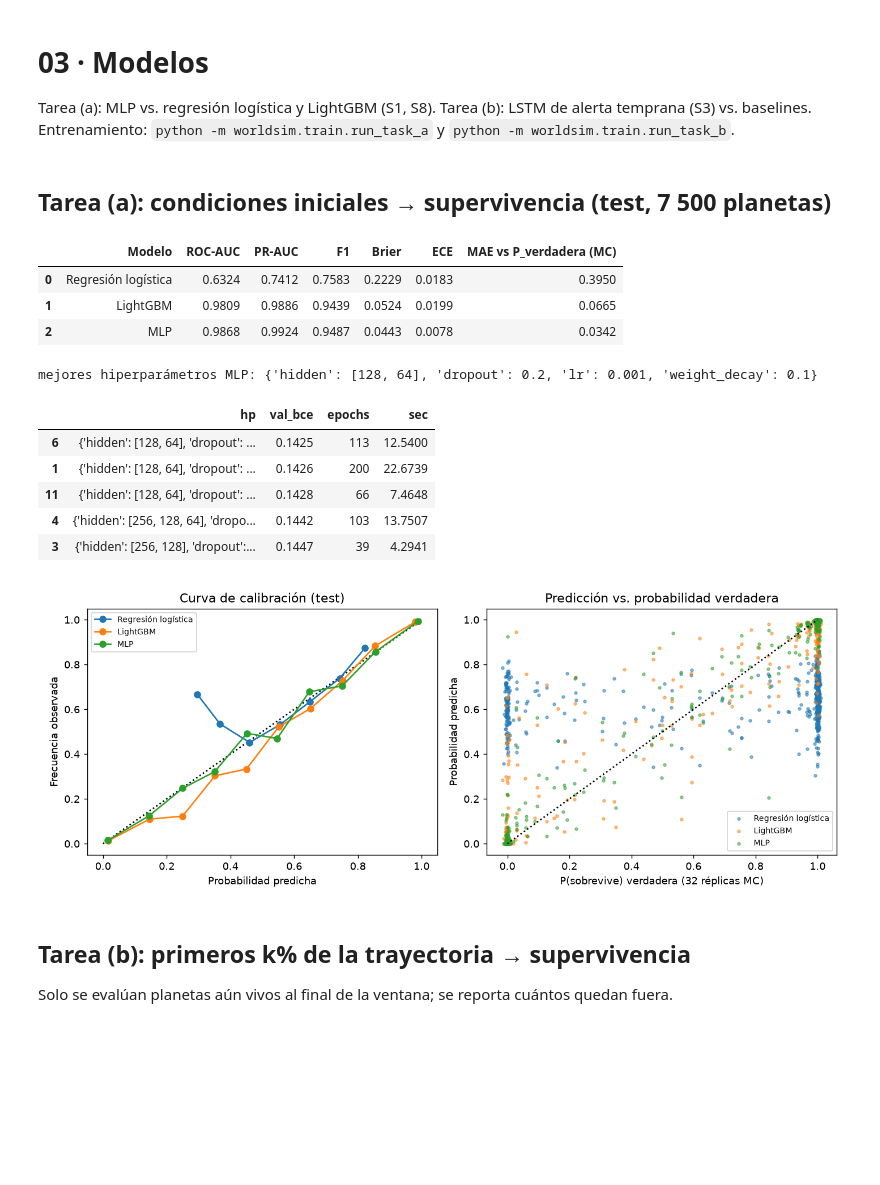
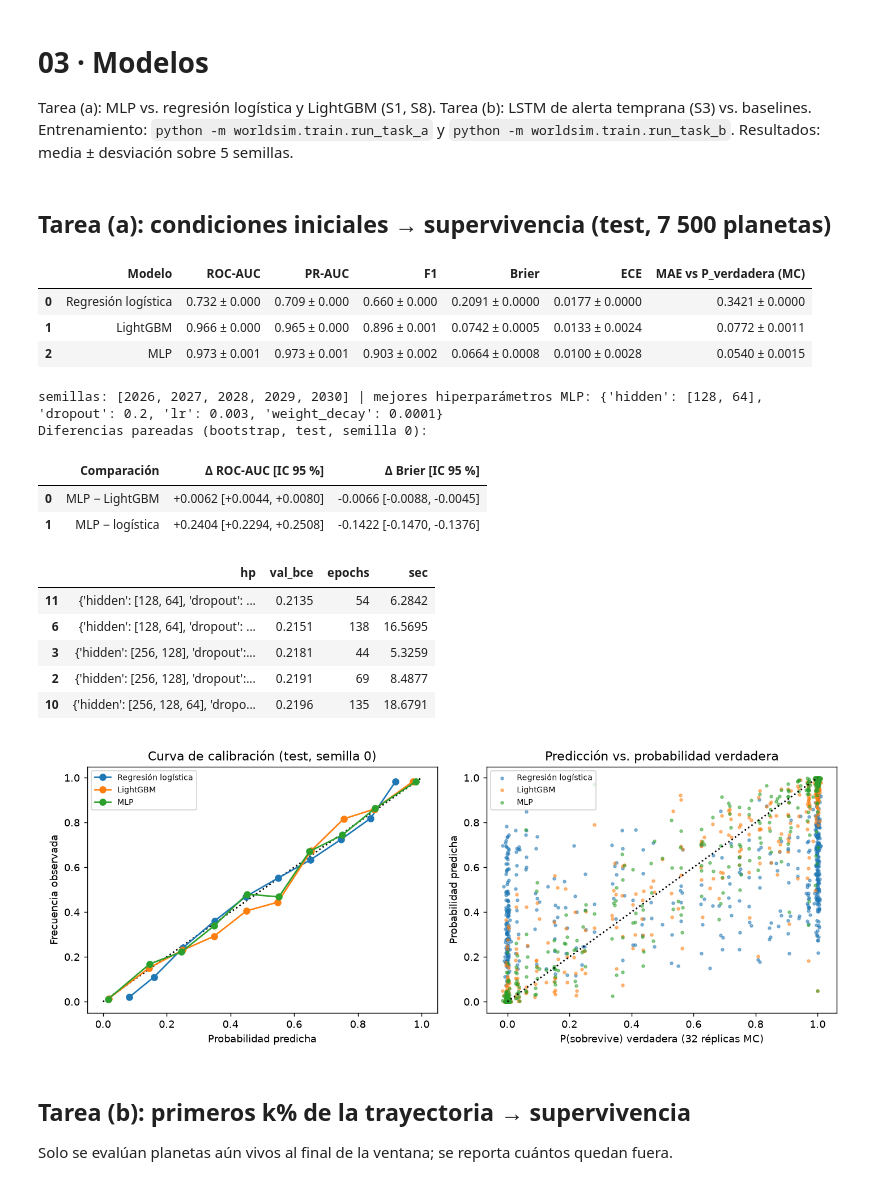
Before and after one commit to Branuvg/proyecto_final_deep, a Jupyter notebook: notebooks/03_models.ipynb, the cells around one changed output. Cells and saved outputs as stored; diff of their text form; code cells hidden in the pictures; blank space fills up the shorter version.

```diff
--- a/notebooks/03_models.ipynb
+++ b/notebooks/03_models.ipynb
@@ -1,6 +1,6 @@
 # %% [markdown]
 # 03 · Modelos
-Tarea (a): MLP vs. regresión logística y LightGBM (S1, S8). Tarea (b): LSTM de alerta temprana (S3) vs. baselines. Entrenamiento: `python -m worldsim.train.run_task_a` y `python -m worldsim.train.run_task_b`.
+Tarea (a): MLP vs. regresión logística y LightGBM (S1, S8). Tarea (b): LSTM de alerta temprana (S3) vs. baselines. Entrenamiento: `python -m worldsim.train.run_task_a` y `python -m worldsim.train.run_task_b`. Resultados: media ± desviación sobre 5 semillas.
 # %%
 import os, sys
 os.chdir(os.path.abspath(os.path.join(os.getcwd(), "..")) if os.path.basename(os.getcwd()) == "notebooks" else os.getcwd())
@@ -13,24 +13,29 @@ pd.options.display.float_format = "{:.4f}".format
 ## Tarea (a): condiciones iniciales → supervivencia (test, 7 500 planetas)
 # %%
 import json
-from worldsim.reporting import task_a_tables, task_b_tables
+from worldsim.reporting import task_a_tables, task_a_bootstrap, task_b_tables, task_b_bootstrap, lstm_search_table
 ta = task_a_tables(); display(ta)
-r = json.load(open('outputs/task_a/results.json')); print('mejores hiperparámetros MLP:', r['best_hp'])
+r = json.load(open('outputs/task_a/results.json')); print('semillas:', r['seeds'], '| mejores hiperparámetros MLP:', r['best_hp'])
+print('Diferencias pareadas (bootstrap, test, semilla 0):'); display(task_a_bootstrap())
 display(pd.DataFrame(r['trials']).sort_values('val_bce').head(5))
 display(Image('report/figures/fig_tarea_a_calibracion.png'))
 # %% [output]
 |  | Modelo | ROC-AUC | PR-AUC | F1 | Brier | ECE | MAE vs P_verdadera (MC) |
-| 0 | Regresión logística | 0.6324 | 0.7412 | 0.7583 | 0.2229 | 0.0183 | 0.3950 |
-| 1 | LightGBM | 0.9809 | 0.9886 | 0.9439 | 0.0524 | 0.0199 | 0.0665 |
-| 2 | MLP | 0.9868 | 0.9924 | 0.9487 | 0.0443 | 0.0078 | 0.0342 |
+| 0 | Regresión logística | 0.732 ± 0.000 | 0.709 ± 0.000 | 0.660 ± 0.000 | 0.2091 ± 0.0000 | 0.0177 ± 0.0000 | 0.3421 ± 0.0000 |
+| 1 | LightGBM | 0.966 ± 0.000 | 0.965 ± 0.000 | 0.896 ± 0.001 | 0.0742 ± 0.0005 | 0.0133 ± 0.0024 | 0.0772 ± 0.0011 |
+| 2 | MLP | 0.973 ± 0.001 | 0.973 ± 0.001 | 0.903 ± 0.002 | 0.0664 ± 0.0008 | 0.0100 ± 0.0028 | 0.0540 ± 0.0015 |
-mejores hiperparámetros MLP: {'hidden': [128, 64], 'dropout': 0.2, 'lr': 0.001, 'weight_decay': 0.1}
+semillas: [2026, 2027, 2028, 2029, 2030] | mejores hiperparámetros MLP: {'hidden': [128, 64], 'dropout': 0.2, 'lr': 0.003, 'weight_decay': 0.0001}
+Diferencias pareadas (bootstrap, test, semilla 0):
-|  | hp | val_bce | epochs | sec |
-| 6 | {'hidden': [128, 64], 'dropout': ... | 0.1425 | 113 | 12.5400 |
-| 1 | {'hidden': [128, 64], 'dropout': ... | 0.1426 | 200 | 22.6739 |
-| 11 | {'hidden': [128, 64], 'dropout': ... | 0.1428 | 66 | 7.4648 |
-| 4 | {'hidden': [256, 128, 64], 'dropo... | 0.1442 | 103 | 13.7507 |
-| 3 | {'hidden': [256, 128], 'dropout':... | 0.1447 | 39 | 4.2941 |
+|  | Comparación | Δ ROC-AUC [IC 95 %] | Δ Brier [IC 95 %] |
+| 0 | MLP − LightGBM | +0.0062 [+0.0044, +0.0080] | -0.0066 [-0.0088, -0.0045] |
+| 1 | MLP − logística | +0.2404 [+0.2294, +0.2508] | -0.1422 [-0.1470, -0.1376] |
+|  | hp | val_bce | epochs | sec |
+| 11 | {'hidden': [128, 64], 'dropout': ... | 0.2135 | 54 | 6.2842 |
+| 6 | {'hidden': [128, 64], 'dropout': ... | 0.2151 | 138 | 16.5695 |
+| 3 | {'hidden': [256, 128], 'dropout':... | 0.2181 | 44 | 5.3259 |
+| 2 | {'hidden': [256, 128], 'dropout':... | 0.2191 | 69 | 8.4877 |
+| 10 | {'hidden': [256, 128, 64], 'dropo... | 0.2196 | 135 | 18.6791 |
-[figure, old version]
+[figure, new version]
 # %% [markdown]
 ## Tarea (b): primeros k% de la trayectoria → supervivencia
 Solo se evalúan planetas aún vivos al final de la ventana; se reporta cuántos quedan fuera.
```
Also changed, not shown: parts of 3 cells of this notebook, 42 other files.
